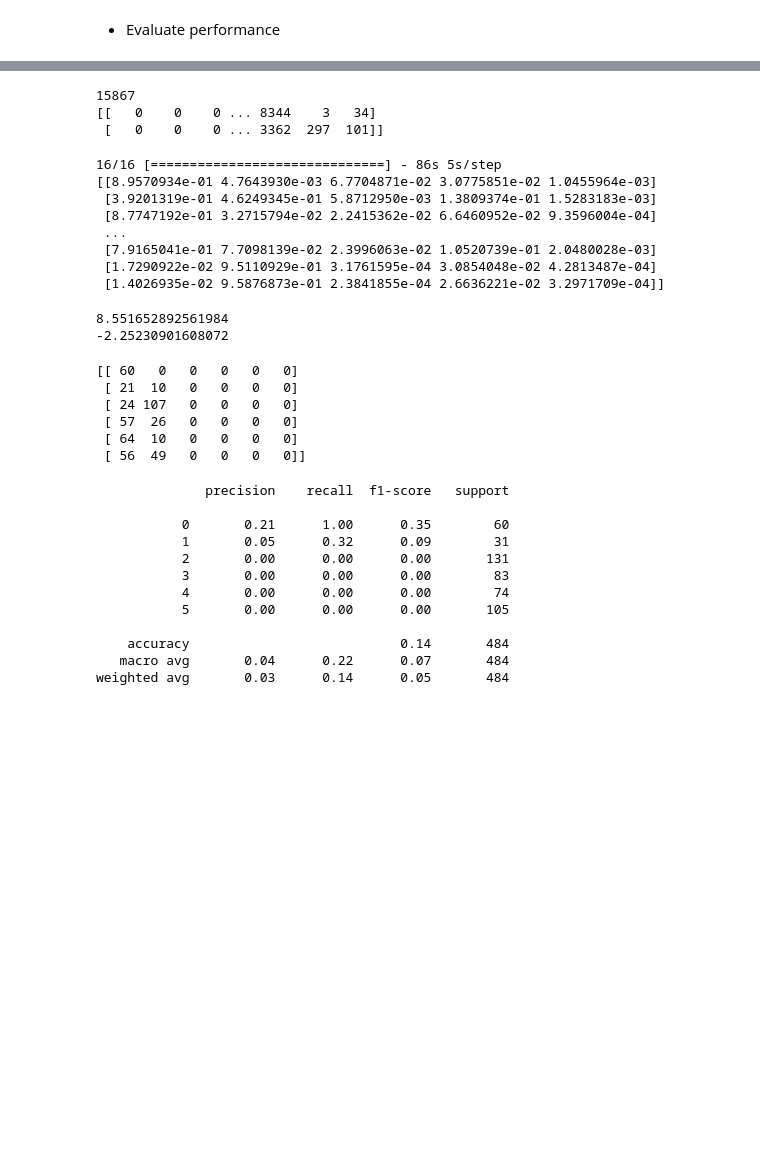
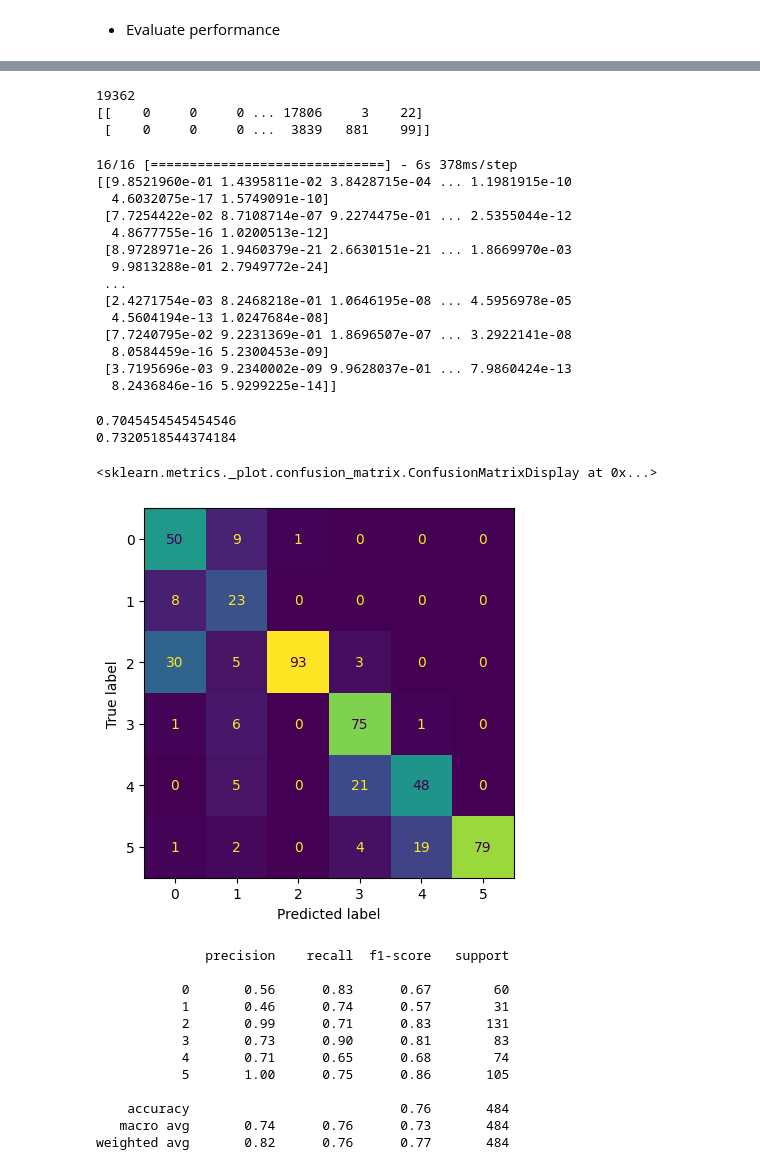
Before and after one commit to Narius2030/Vietnamese-Text-Classification-and-Clustering, a Jupyter notebook: text-classification.ipynb, the cells around one changed output, grey strips where cells are left out. Saved outputs shown, nothing was run; the diff lists cells and outputs as text; code cells hidden in the pictures; blank space fills up the shorter version.

```diff
--- a/text-classification.ipynb
+++ b/text-classification.ipynb
@@ -28,7 +39,7 @@ generate_text.ipynb  text_classify_model.h5     text_generator.ipynb
 # %% [markdown]
 ## Import data from source
 # %%
-vnexpress = pd.read_csv('./data/vnexpress/csv/vnexpress.csv').drop(columns=['Unnamed: 0'], axis=1)
+vnexpress = pd.read_csv('./data/vnexpress/vnexpress.csv').drop(columns=['Unnamed: 0'], axis=1)
 vnexpress.shape
 # %% [output]
 (2481, 6)
@@ -350,54 +357,58 @@ for seq in tqdm(papers):
   line = ' '.join(tokens)
   sequences_test.append(line)
 # %%
-X_test = create_input(tokenizer, sequences_test, 15867)
+X_test = create_input(tokenizer, sequences_test, max_length)
 
 print(len(X_test[0]))
 print(X_test[0:2])
 # %% [output]
-15867
-[[   0    0    0 ... 8344    3   34]
- [   0    0    0 ... 3362  297  101]]
+19362
+[[    0     0     0 ... 17806     3    22]
+ [    0     0     0 ...  3839   881    99]]
 # %%
 prediction = model.predict(X_test)
 print(prediction)
 # %% [output]
-16/16 [==============================] - 86s 5s/step
-[[8.9570934e-01 4.7643930e-03 6.7704871e-02 3.0775851e-02 1.0455964e-03]
- [3.9201319e-01 4.6249345e-01 5.8712950e-03 1.3809374e-01 1.5283183e-03]
- [8.7747192e-01 3.2715794e-02 2.2415362e-02 6.6460952e-02 9.3596004e-04]
+16/16 [==============================] - 6s 378ms/step
+[[9.8521960e-01 1.4395811e-02 3.8428715e-04 ... 1.1981915e-10
+  4.6032075e-17 1.5749091e-10]
+ [7.7254422e-02 8.7108714e-07 9.2274475e-01 ... 2.5355044e-12
+  4.8677755e-16 1.0200513e-12]
+ [8.9728971e-26 1.9460379e-21 2.6630151e-21 ... 1.8669970e-03
+  9.9813288e-01 2.7949772e-24]
  ...
- [7.9165041e-01 7.7098139e-02 2.3996063e-02 1.0520739e-01 2.0480028e-03]
- [1.7290922e-02 9.5110929e-01 3.1761595e-04 3.0854048e-02 4.2813487e-04]
- [1.4026935e-02 9.5876873e-01 2.3841855e-04 2.6636221e-02 3.2971709e-04]]
+ [2.4271754e-03 8.2468218e-01 1.0646195e-08 ... 4.5956978e-05
+  4.5604194e-13 1.0247684e-08]
+ [7.7240795e-02 9.2231369e-01 1.8696507e-07 ... 3.2922141e-08
+  8.0584459e-16 5.2300453e-09]
+ [3.7195696e-03 9.2340002e-09 9.9628037e-01 ... 7.9860424e-13
+  8.2436846e-16 5.9299225e-14]]
 # %%
 predictions = [np.argmax(pred) for pred in prediction]
 print(mean_squared_error(label_test, predictions))
 print(r2_score(label_test, predictions))
 # %% [output]
-8.551652892561984
--2.25230901608072
+0.7045454545454546
+0.7320518544374184
-# %%
-print(confusion_matrix(label_test, predictions))
-# %% [output]
-[[ 60   0   0   0   0   0]
- [ 21  10   0   0   0   0]
- [ 24 107   0   0   0   0]
- [ 57  26   0   0   0   0]
- [ 64  10   0   0   0   0]
- [ 56  49   0   0   0   0]]
+# %%
+cm = confusion_matrix(label_test, predictions)
+cfm = ConfusionMatrixDisplay(confusion_matrix=cm)
+cfm.plot(colorbar=False)
+# %% [output]
+<sklearn.metrics._plot.confusion_matrix.ConfusionMatrixDisplay at 0x...>
+[figure, added]
 # %%
 print(classification_report(label_test, predictions))
 # %% [output]
               precision    recall  f1-score   support
 
-           0       0.21      1.00      0.35        60
-           1       0.05      0.32      0.09        31
-           2       0.00      0.00      0.00       131
-           3       0.00      0.00      0.00        83
-           4       0.00      0.00      0.00        74
-           5       0.00      0.00      0.00       105
+           0       0.56      0.83      0.67        60
+           1       0.46      0.74      0.57        31
+           2       0.99      0.71      0.83       131
+           3       0.73      0.90      0.81        83
+           4       0.71      0.65      0.68        74
+           5       1.00      0.75      0.86       105
 
-    accuracy                           0.14       484
-   macro avg       0.04      0.22      0.07       484
-weighted avg       0.03      0.14      0.05       484
+    accuracy                           0.76       484
+   macro avg       0.74      0.76      0.73       484
+weighted avg       0.82      0.76      0.77       484
```
Also changed, not shown: parts of 20 cells of this notebook.
